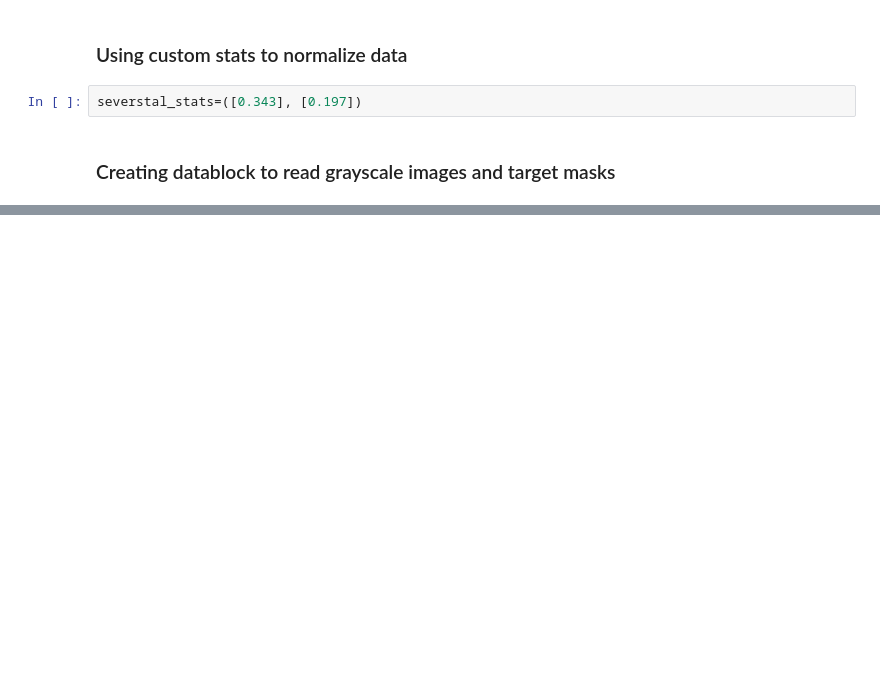
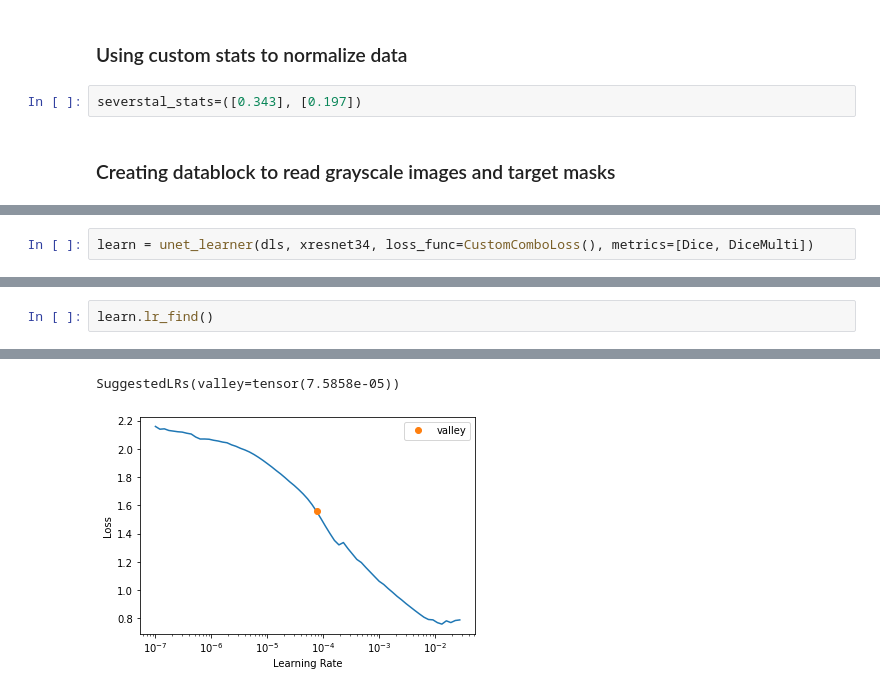
Before and after one commit to bilalcodehub/severstal-steel-defects-detection, a Jupyter notebook: 04_FullTrainingPipeline.ipynb, the cells around one changed output, grey strips where cells are left out. Saved outputs shown, nothing was run; the diff lists cells and outputs as text; blank space fills up the shorter version.

```diff
--- a/04_FullTrainingPipeline.ipynb
+++ b/04_FullTrainingPipeline.ipynb
@@ -85,0 +261,2 @@ learn.recorder.plot_loss()
+# %%
+learn = unet_learner(dls, xresnet34, loss_func=CustomComboLoss(), metrics=[Dice, DiceMulti])
@@ -85,0 +265,3 @@ learn.recorder.plot_loss()
+# %%
+learn.lr_find()
+# %% [output]
@@ -85,0 +269,2 @@ learn.recorder.plot_loss()
+SuggestedLRs(valley=tensor(7.5858e-05))
+[figure, added]
```
Also changed, not shown: parts of 46 cells of this notebook.
